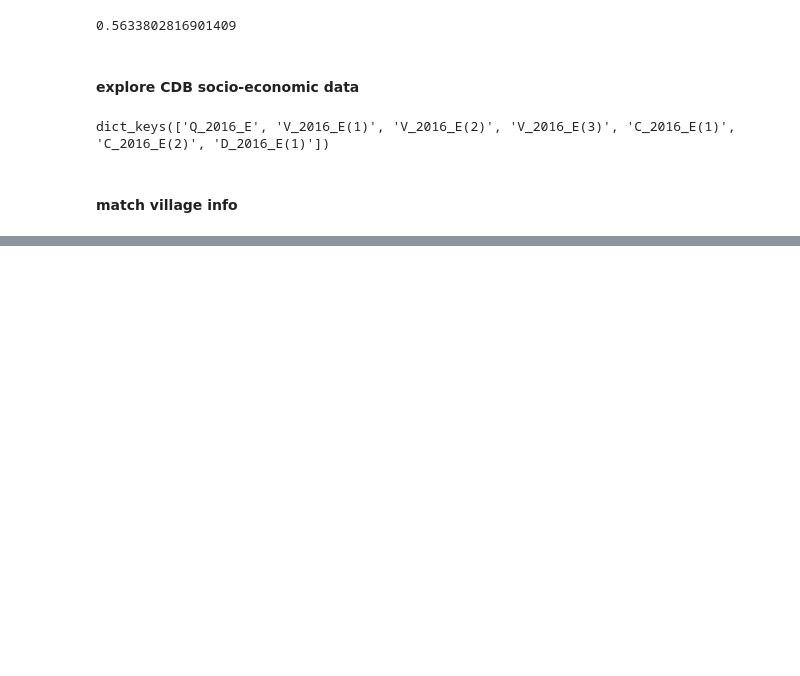
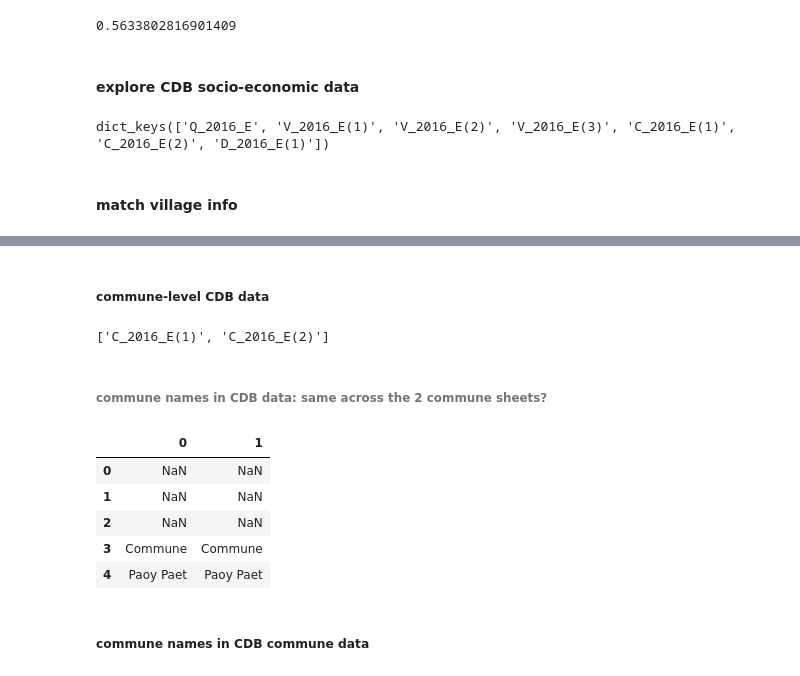
Before and after one commit to sig-gis/mpi, a Jupyter notebook: code/other/village_info_in_CF_vs_CDB.ipynb, the cells around one changed output, grey strips where cells are left out. Drawn from its saved outputs; the diff is of its cells as text; code cells hidden in the pictures; blank space fills up the shorter version.

Commit message:
explore approaches to village info cross-reference; start the same for commune info
check how well CF names in CF data match with village names in CDB data; check commune names in CDB commune data

```diff
--- a/code/other/village_info_in_CF_vs_CDB.ipynb
+++ b/code/other/village_info_in_CF_vs_CDB.ipynb
@@ -105,5 +108,10 @@ CDB_v_df_lst = [CDB_df_dic[sht] for sht in vill_sht_name_lst]
 # %%
-for df in CDB_v_df_lst:
+vill_name_df = pd.DataFrame()  # village names in diff. sheets
+for i, df in enumerate(CDB_v_df_lst):
+    # print(df.shape)  # same nrow
     # display(df.head(4))  # village info in 5th column
     vill_s = df.iloc[:, 4]
-    assert all(vill_s.str.apply(lambda s: s.strip()) == vill_s)
+    # pd.testing.assert_series_equal(vill_s.str.strip(), vill_s)  # error
+    # print(vill_s[vill_s.str.strip() != vill_s])  # vill_s[13400] has a trailing space
+    vill_s = vill_s.str.strip()
+    vill_name_df[i] = vill_s
@@ -111,0 +178,31 @@ AttributeError: 'StringMethods' object has no attribute 'apply'
+# %% [markdown]
+##### commune-level CDB data
+# %%
+comm_sht_name_lst = [sht for sht in sht_name_lst if sht.startswith('C') ]
+comm_sht_name_lst
+# %% [output]
+['C_2016_E(1)', 'C_2016_E(2)']
+# %%
+CDB_c_df_lst = [CDB_df_dic[sht] for sht in comm_sht_name_lst]
+# %% [markdown]
+###### commune names in CDB data: same across the 2 commune sheets?
+# %%
+name_df = pd.DataFrame()  # commune names in diff. sheets
+for i, df in enumerate(CDB_c_df_lst):
+    # print(df.shape)  # same nrow
+    # display(df.head(4))  # commune info in 4th column
+    name_s = df.iloc[:, 3]
+    # pd.testing.assert_series_equal(name_s.str.strip(), name_s)  # error
+    # print(name_s[name_s.str.strip() != name_s])
+    name_s = name_s.str.strip()
+    # pd.testing.assert_series_equal(name_s.str.strip(), name_s)  # no error
+    name_df[i] = name_s
+# %%
+name_df.head()
+# %% [output]
+|  | 0 | 1 |
+| 0 | NaN | NaN |
+| 1 | NaN | NaN |
+| 2 | NaN | NaN |
+| 3 | Commune | Commune |
+| 4 | Paoy Paet | Paoy Paet |
@@ -111,0 +212,2 @@ AttributeError: 'StringMethods' object has no attribute 'apply'
+# %% [markdown]
+##### commune names in CDB commune data
```
Also changed, not shown: parts of 21 cells of this notebook.
